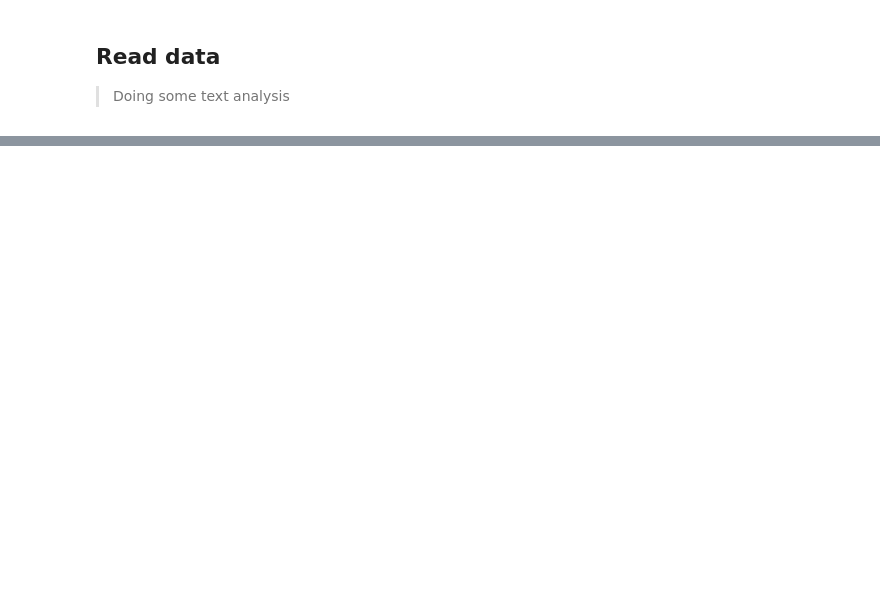
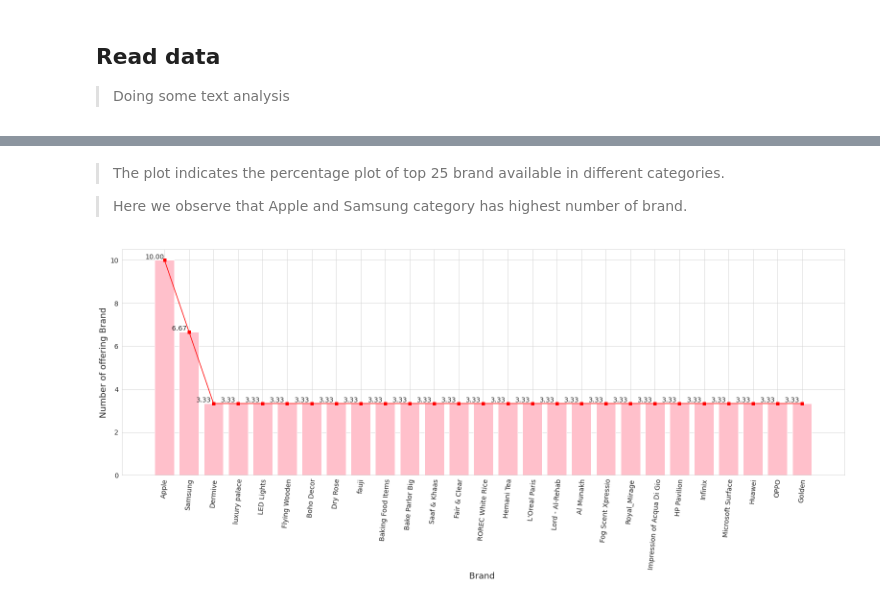
Before and after one commit to ackermanjayjay/Walkhtrough-NLP, a Jupyter notebook: Api_text_crawl/Api_textCrawl.ipynb, the cells around one changed output, grey strips where cells are left out. Saved outputs shown, nothing was run; the diff lists cells and outputs as text; code cells hidden in the pictures; blank space fills up the shorter version.

```diff
--- a/Api_text_crawl/Api_textCrawl.ipynb
+++ b/Api_text_crawl/Api_textCrawl.ipynb
@@ -102,0 +238,24 @@ data
+# %% [markdown]
+> The plot indicates the percentage plot of top 25 brand available in different categories.
+
+>Here we observe that Apple and Samsung category has highest number of brand.
+# %%
+# https://medium.com/@pooja_writes/text-and-data-analysis-3ab7687e84cc
+brand_categories =data.brand.value_counts()*100/data.brand.count()
+# Set the fontsize
+plt.rcParams.update({'font.size': 14})
+sns.set_style("whitegrid")
+plt.figure(figsize = (22, 10))
+plt.xlabel('Brand ', fontsize = 18)
+plt.ylabel('Number of offering Brand', fontsize = 18)
+my_plot = plt.bar(brand_categories.index, brand_categories.values, color='pink')
+plt.plot(brand_categories.index, brand_categories.values, 's-r')
+
+for point in my_plot:
+    height = point.get_height()
+    plt.text(point.get_x(), height, f'{height:.2f}', ha = 'center', va = 'bottom')
+plt.xticks(rotation = 85)
+plt.tight_layout()
+plt.show();
+# %% [output]
+[figure, added]
```
Also changed, not shown: parts of 101 cells of this notebook.
